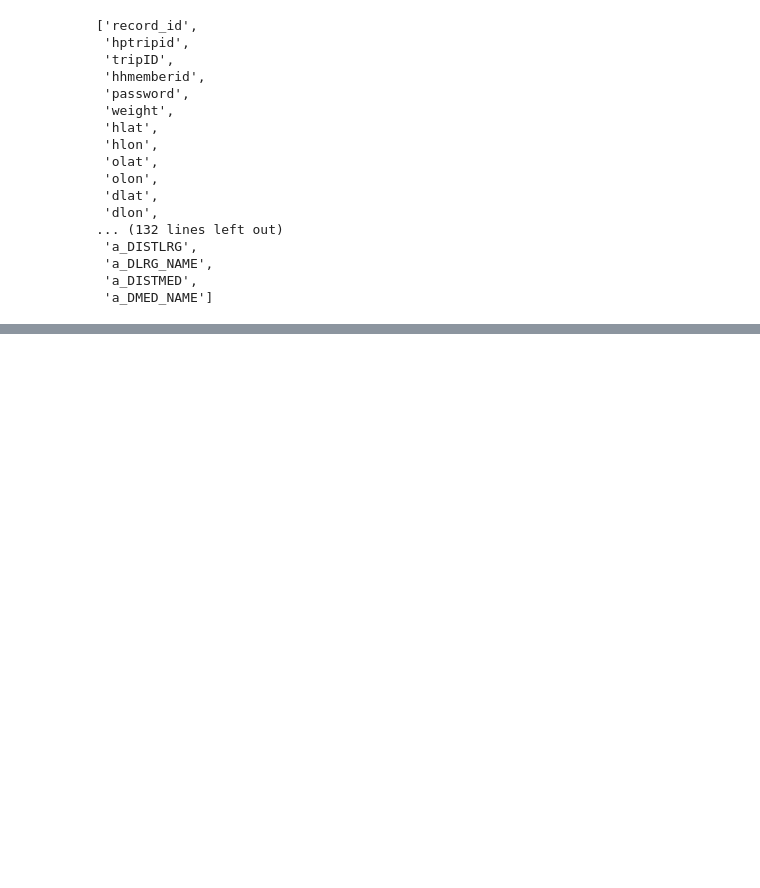
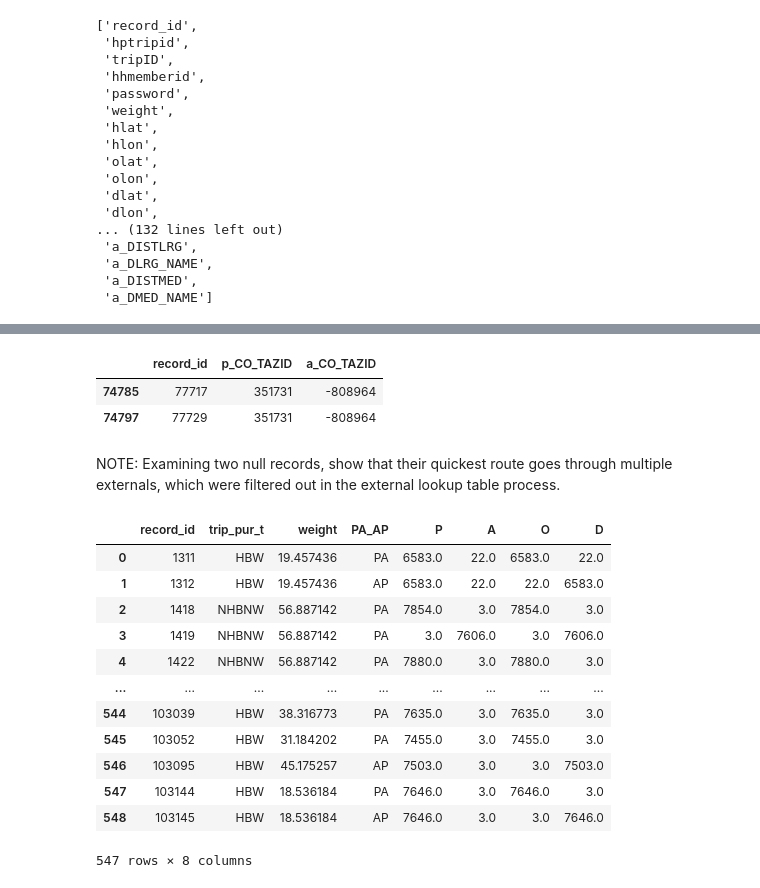
Before and after one commit to WFRCAnalytics/TDM-Externals-Using-National, a Jupyter notebook: Prepare PA Trip Tables.ipynb, the cells around one changed output, grey strips where cells are left out. Drawn from its saved outputs; the diff is of its cells as text; code cells hidden in the pictures; blank space fills up the shorter version.

```diff
--- a/Prepare PA Trip Tables.ipynb
+++ b/Prepare PA Trip Tables.ipynb
@@ -50,0 +153,3 @@ display(dfTripData.columns.tolist())
+# %%
+df_luExternals_wCoTAZID = df_luExternals_wCoTAZID_j[['TAZID_i','TAZID_j','CO_TAZID_i','CO_TAZID_j','External']]
+df_luExternals_wCoTAZID
@@ -50,0 +170,11 @@ display(dfTripData.columns.tolist())
+# %%
+#combine i and j dataframes to get all IXXI trips
+df_TripData_IXXI_ExternalNum = pd.DataFrame.merge(df_TripData_IXXI, df_luExternals_wCoTAZID, left_on=('p_CO_TAZID','a_CO_TAZID'), right_on=('CO_TAZID_i','CO_TAZID_j'), how='left')
+df_TripData_IXXI_ExternalNum = df_TripData_IXXI_ExternalNum[['record_id','trip_pur_t','weight','TAZID_i','TAZID_j','External','PA_AP']]
+
+#Calculate Ps and As, replacing >8775 with external number
+df_TripData_IXXI_ExternalNum['P'] = df_TripData_IXXI_ExternalNum.apply(lambda row: row['External'] if row['TAZID_i'] > 8775 else row['TAZID_i'], axis=1)
+df_TripData_IXXI_ExternalNum['A'] = df_TripData_IXXI_ExternalNum.apply(lambda row: row['External'] if row['TAZID_j'] > 8775 else row['TAZID_j'], axis=1)
+
+df_TripData_IXXI_ExternalNum = df_TripData_IXXI_ExternalNum[['record_id','trip_pur_t','weight','PA_AP','P','A']]
+df_TripData_IXXI_ExternalNum
@@ -50,0 +249,41 @@ display(dfTripData.columns.tolist())
+# %%
+#check on two null rows
+
+nullist = [77717,77729]
+
+df_nullrecords = df_TripData[df_TripData['record_id'].isin(nullist)]
+display(df_nullrecords[['record_id','p_CO_TAZID','a_CO_TAZID']])
+# %% [output]
+|  | record_id | p_CO_TAZID | a_CO_TAZID |
+| 74785 | 77717 | 351731 | -808964 |
+| 74797 | 77729 | 351731 | -808964 |
+# %% [markdown]
+NOTE: Examining two null records, show that their quickest route goes through multiple externals, which were filtered out in the external lookup table process.
+# %%
+#remove na rows
+df_TripData_IXXI_ExternalNum = df_TripData_IXXI_ExternalNum.dropna()
+
+#create O/D columns
+df_TripData_IXXI_ExternalNum['O'] = df_TripData_IXXI_ExternalNum.apply(lambda row: row['P'] if row['PA_AP'] == 'PA' else row['A'], axis=1)
+df_TripData_IXXI_ExternalNum['D'] = df_TripData_IXXI_ExternalNum.apply(lambda row: row['A'] if row['PA_AP'] == 'PA' else row['P'], axis=1)
+
+#change p/a and o/d to ints
+df_TripTable_IXXI['P'] = df_TripTable_IXXI['P'].astype('int')
+df_TripTable_IXXI['A'] = df_TripTable_IXXI['A'].astype('int')
+df_TripTable_IXXI['O'] = df_TripTable_IXXI['O'].astype('int')
+df_TripTable_IXXI['D'] = df_TripTable_IXXI['D'].astype('int')
+df_TripData_IXXI_ExternalNum
+# %% [output]
+|  | record_id | trip_pur_t | weight | PA_AP | P | A | O | D |
+| 0 | 1311 | HBW | 19.457436 | PA | 6583.0 | 22.0 | 6583.0 | 22.0 |
+| 1 | 1312 | HBW | 19.457436 | AP | 6583.0 | 22.0 | 22.0 | 6583.0 |
+| 2 | 1418 | NHBNW | 56.887142 | PA | 7854.0 | 3.0 | 7854.0 | 3.0 |
+| 3 | 1419 | NHBNW | 56.887142 | PA | 3.0 | 7606.0 | 3.0 | 7606.0 |
+| 4 | 1422 | NHBNW | 56.887142 | PA | 7880.0 | 3.0 | 7880.0 | 3.0 |
+| ... | ... | ... | ... | ... | ... | ... | ... | ... |
+| 544 | 103039 | HBW | 38.316773 | PA | 7635.0 | 3.0 | 7635.0 | 3.0 |
+| 545 | 103052 | HBW | 31.184202 | PA | 7455.0 | 3.0 | 7455.0 | 3.0 |
+| 546 | 103095 | HBW | 45.175257 | AP | 7503.0 | 3.0 | 3.0 | 7503.0 |
+| 547 | 103144 | HBW | 18.536184 | PA | 7646.0 | 3.0 | 7646.0 | 3.0 |
+| 548 | 103145 | HBW | 18.536184 | AP | 7646.0 | 3.0 | 3.0 | 7646.0 |
+547 rows × 8 columns
```
Also changed, not shown: parts of 16 cells of this notebook, 16 other files.
